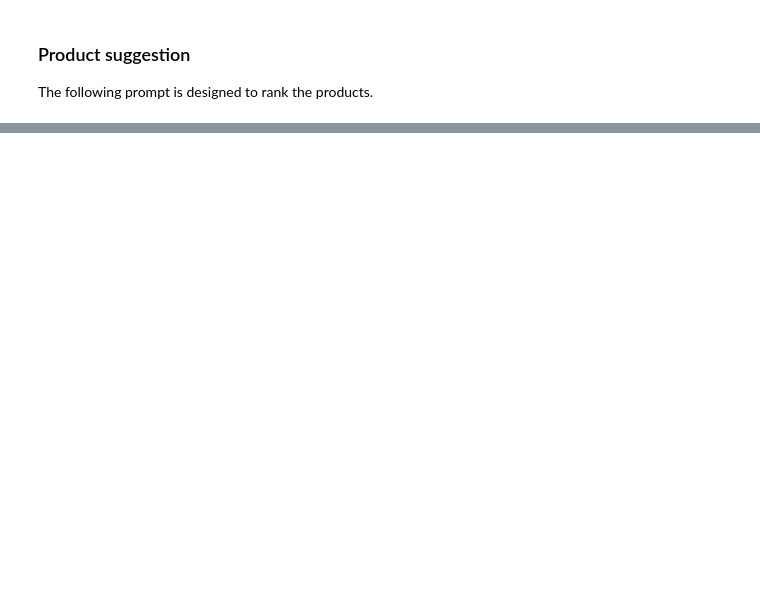
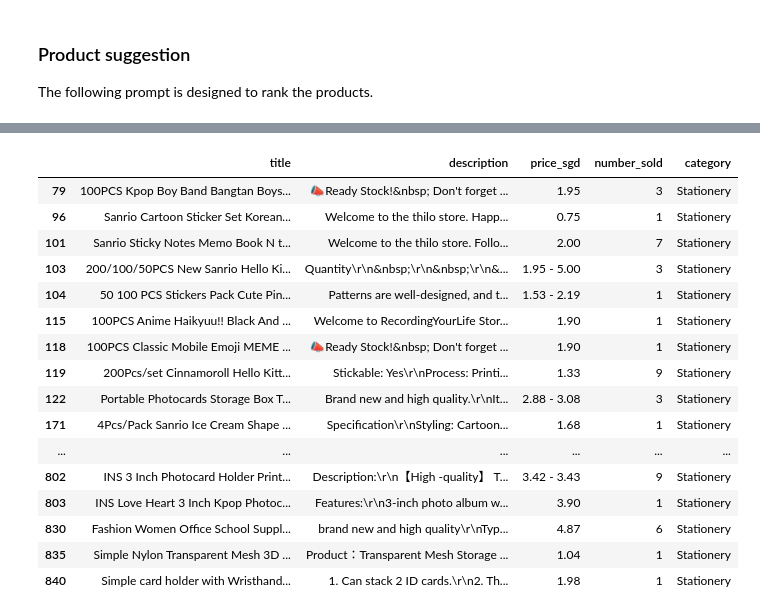
Before and after one commit to nknguyenhc/luminous-zephyr, a Jupyter notebook: notebook/gifts.ipynb, the cells around one changed output, grey strips where cells are left out. Saved outputs shown, nothing was run; the diff lists cells and outputs as text; code cells hidden in the pictures; blank space fills up the shorter version.

Commit message:
Add product categoriser & results

```diff
--- a/notebook/gifts.ipynb
+++ b/notebook/gifts.ipynb
@@ -134,0 +308,6 @@ gemini_product_model.query("A gift for my friend, who loves to read Harry Potter
+# %%
+categories.pop(220)
+assert len(categories) == len(df)
+# %%
+response = gemini_categoriser_model.query(title=df["title"][495], description=df["description"][495])
+response
@@ -134,0 +316,6 @@ gemini_product_model.query("A gift for my friend, who loves to read Harry Potter
+# %%
+categories[495] = response.split("\n")[0].strip()
+assert len(categories) == len(df)
+# %%
+df["category"] = categories
+df
@@ -134,0 +336,20 @@ gemini_product_model.query("A gift for my friend, who loves to read Harry Potter
+# %%
+df[df["category"] == "Stationery"]
+# %% [output]
+|  | title | description | price_sgd | number_sold | category |
+| 79 | 100PCS Kpop Boy Band Bangtan Boys... | 📣Ready Stock!&nbsp; Don't forget ... | 1.95 | 3 | Stationery |
+| 96 | Sanrio Cartoon Sticker Set Korean... | ️Welcome to the thilo store. Happ... | 0.75 | 1 | Stationery |
+| 101 | Sanrio Sticky Notes Memo Book N t... | Welcome to the thilo store. Follo... | 2.00 | 7 | Stationery |
+| 103 | 200/100/50PCS New Sanrio Hello Ki... | Quantity\r\n&nbsp;\r\n&nbsp;\r\n&... | 1.95 - 5.00 | 3 | Stationery |
+| 104 | 50 100 PCS Stickers Pack Cute Pin... | Patterns are well-designed, and t... | 1.53 - 2.19 | 1 | Stationery |
+| 115 | 100PCS Anime Haikyuu!! Black And ... | Welcome to RecordingYourLife Stor... | 1.90 | 1 | Stationery |
+| 118 | 100PCS Classic Mobile Emoji MEME ... | 📣Ready Stock!&nbsp; Don't forget ... | 1.90 | 1 | Stationery |
+| 119 | 200Pcs/set Cinnamoroll Hello Kitt... | Stickable: Yes\r\nProcess: Printi... | 1.33 | 9 | Stationery |
+| 122 | Portable Photocards Storage Box T... | Brand new and high quality.\r\nIt... | 2.88 - 3.08 | 3 | Stationery |
+| 171 | 4Pcs/Pack Sanrio Ice Cream Shape ... | Specification\r\nStyling: Cartoon... | 1.68 | 1 | Stationery |
+| ... | ... | ... | ... | ... | ... |
+| 802 | INS 3 Inch Photocard Holder Print... | Description:\r\n【High -quality】 T... | 3.42 - 3.43 | 9 | Stationery |
+| 803 | INS Love Heart 3 Inch Kpop Photoc... | Features:\r\n3-inch photo album w... | 3.90 | 1 | Stationery |
+| 830 | Fashion Women Office School Suppl... | brand new and high quality\r\nTyp... | 4.87 | 6 | Stationery |
+| 835 | Simple Nylon Transparent Mesh 3D ... | Product：Transparent Mesh Storage ... | 1.04 | 1 | Stationery |
+| 840 | Simple card holder with Wristhand... | 1. Can stack 2 ID cards.\r\n2. Th... | 1.98 | 1 | Stationery |
```
Also changed, not shown: parts of 23 cells of this notebook, 1 other file.
